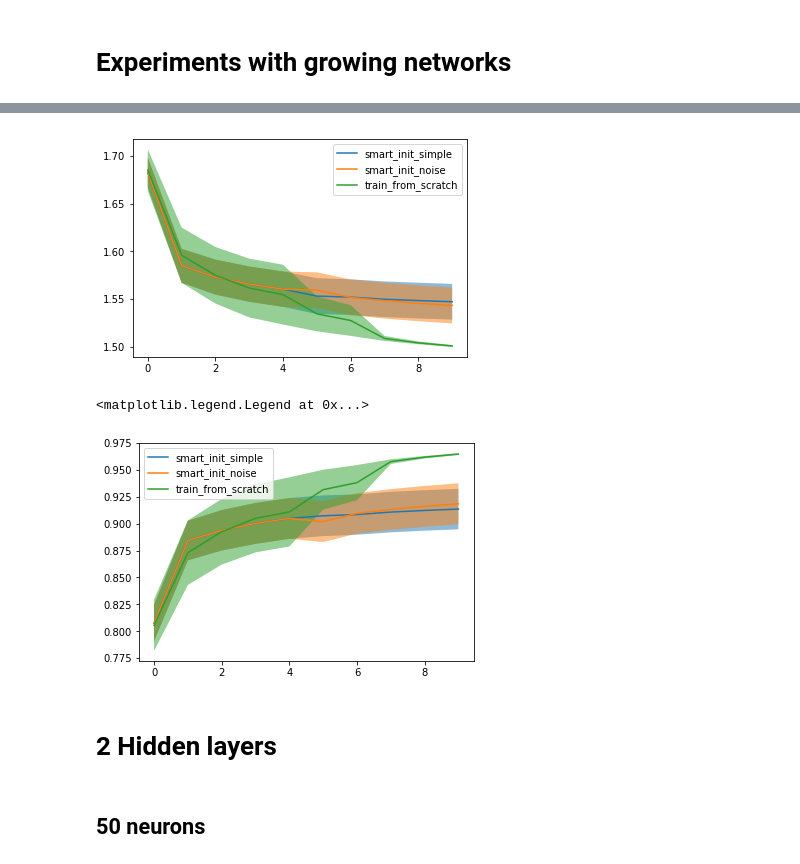
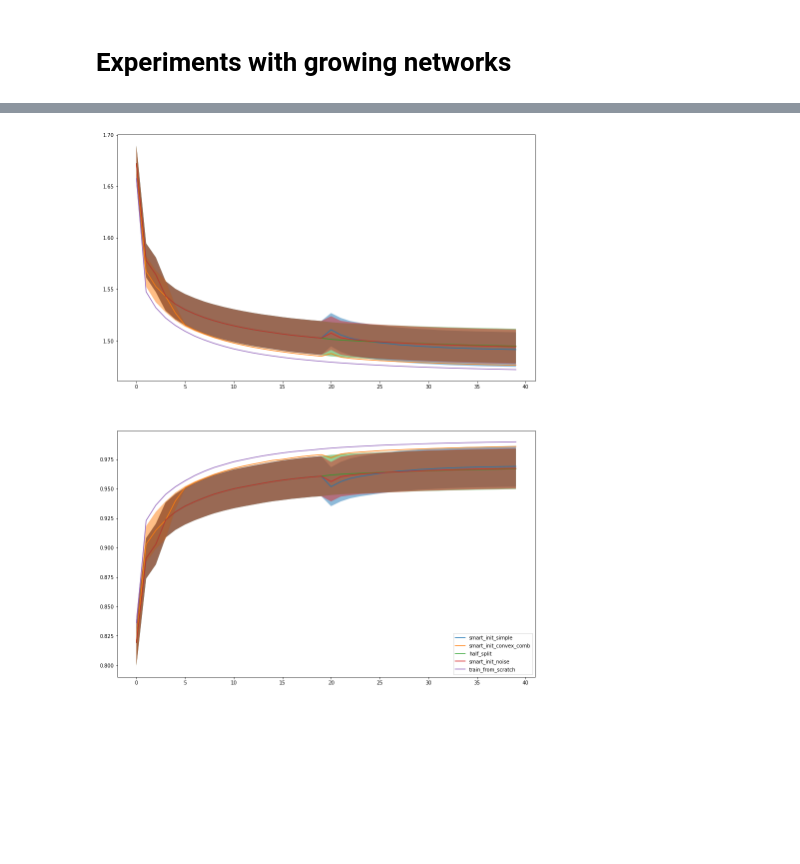
Before and after one commit to mshalvagal/weightSymmetry, a Jupyter notebook: Workspace.ipynb, the cells around one changed output, grey strips where cells are left out. Cells and saved outputs as stored; diff of their text form; code cells hidden in the pictures; blank space fills up the shorter version.

Commit message:
Moved plots to function, added convex com symmetry breaking, saving history of weights

```diff
--- a/Workspace.ipynb
+++ b/Workspace.ipynb
@@ -72,18 +78,16 @@ Clipping input data to the valid range for imshow with RGB data ([0..1] for floa
 # %%
-parent_dir = '/home/manu/Projects/dev/weightSymmetry/logs/50 neurons/'
+plot_learning_curves('/home/manu/Projects/dev/weightSymmetry/logs/1 hidden layer/100 neurons')
+# teacher_dir = '/home/manu/Projects/dev/weightSymmetry/logs/1 hidden layer/50 neurons/train_from_scratch'
 
-for method in os.listdir(parent_dir):
-    method_dir = os.path.join(parent_dir, method)
-    losses = []
-    acc = []
-    for f_name in os.listdir(method_dir):
-        if f_name.startswith('loss'):
-            losses.append(np.load(os.path.join(method_dir, f_name)))
-        elif f_name.startswith('acc'):
-            acc.append(np.load(os.path.join(method_dir, f_name)))
-    losses = np.array(losses)
-    plt.plot(np.arange(losses.shape[1]), np.mean(losses, 0), label=method)
-    se = np.std(losses,0)/np.sqrt(losses.shape[0])
-    plt.fill_between(np.arange(losses.shape[1]), np.mean(losses, 0)-se, np.mean(losses, 0)+se, alpha=0.5)
-plt.legend()
+# losses = []
+# acc = []
+# for f_name in os.listdir(teacher_dir):
+#     if f_name.startswith('loss'):
+#         losses.append(np.load(os.path.join(teacher_dir, f_name)))
+#     elif f_name.startswith('acc'):
+#         acc.append(np.load(os.path.join(teacher_dir, f_name)))
+# losses = np.array(losses)
+# plt.plot(np.arange(losses.shape[1]), np.mean(losses, 0), label='teacher')
+# se = np.std(losses,0)/np.sqrt(losses.shape[0])
+# plt.fill_between(np.arange(losses.shape[1]), np.mean(losses, 0)-se, np.mean(losses, 0)+se, alpha=0.5)
 # %% [output]
@@ -91,23 +96 @@ plt.legend()
-[figure, old version]
+[figure, new version]
-# %%
-parent_dir = '/home/manu/Projects/dev/weightSymmetry/logs/50 neurons/'
-
-for method in os.listdir(parent_dir):
-    method_dir = os.path.join(parent_dir, method)
-    losses = []
-    acc = []
-    for f_name in os.listdir(method_dir):
-        if f_name.startswith('acc'):
-            acc.append(np.load(os.path.join(method_dir, f_name)))
-    acc = np.array(acc)
-    plt.plot(np.arange(acc.shape[1]), np.mean(acc, 0), label=method)
-    se = np.std(acc,0)/np.sqrt(acc.shape[0])
-    plt.fill_between(np.arange(acc.shape[1]), np.mean(acc, 0)-se, np.mean(acc, 0)+se, alpha=0.5)
-plt.legend()
-# %% [output]
-<matplotlib.legend.Legend at 0x...>
-[figure, removed]
-# %% [markdown]
-# 2 Hidden layers
-# %% [markdown]
-## 50 neurons
```
Also changed, not shown: parts of 9 cells of this notebook, 3 other files.
